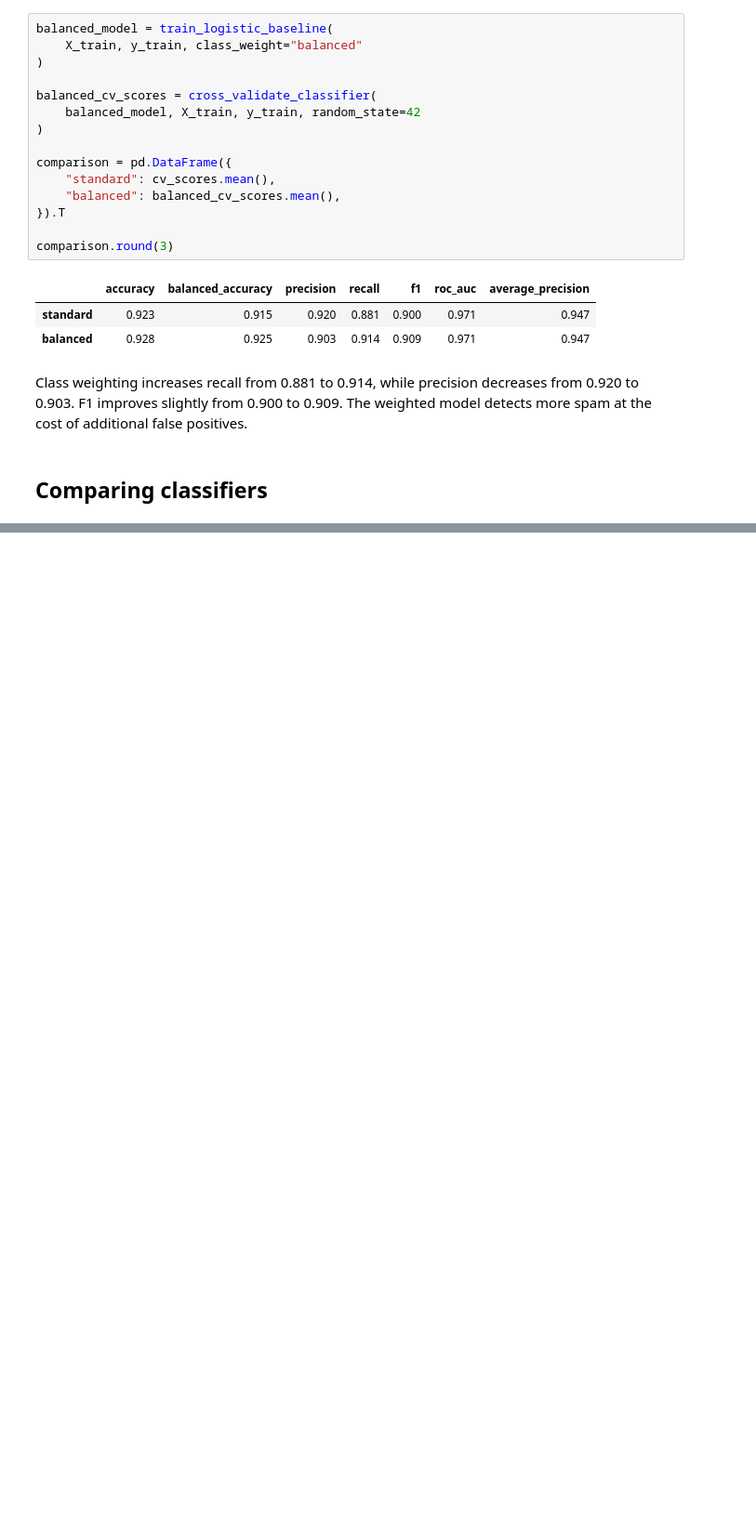
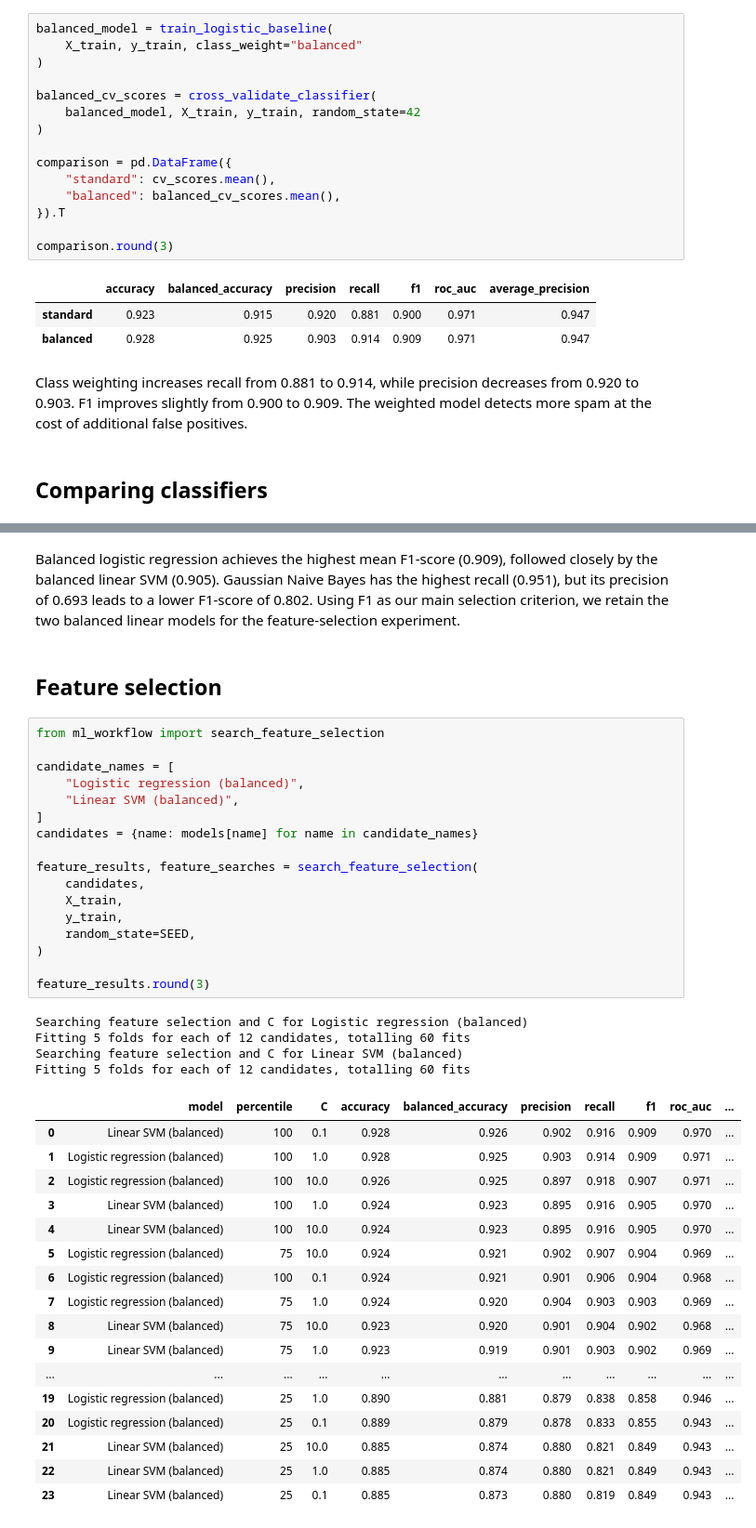
Before and after one commit to Rayene365/spam-diabetes-ml, a Jupyter notebook: spambase.ipynb, the cells around one changed output, grey strips where cells are left out. Shown at 93% size. Cells and saved outputs as stored; diff of their text form; blank space fills up the shorter version.

```diff
--- a/spambase.ipynb
+++ b/spambase.ipynb
@@ -145,0 +159,43 @@ mean_scores.sort_values("f1", ascending=False).round(3)
+# %% [markdown]
+Balanced logistic regression achieves the highest mean F1-score (0.909), followed closely by the balanced linear SVM (0.905). Gaussian Naive Bayes has the highest recall (0.951), but its precision of 0.693 leads to a lower F1-score of 0.802. Using F1 as our main selection criterion, we retain the two balanced linear models for the feature-selection experiment.
+# %% [markdown]
+## Feature selection
+# %%
+from ml_workflow import search_feature_selection
+
+candidate_names = [
+    "Logistic regression (balanced)",
+    "Linear SVM (balanced)",
+]
+candidates = {name: models[name] for name in candidate_names}
+
+feature_results, feature_searches = search_feature_selection(
+    candidates,
+    X_train,
+    y_train,
+    random_state=SEED,
+)
+
+feature_results.round(3)
+# %% [output]
+Searching feature selection and C for Logistic regression (balanced)
+Fitting 5 folds for each of 12 candidates, totalling 60 fits
+Searching feature selection and C for Linear SVM (balanced)
+Fitting 5 folds for each of 12 candidates, totalling 60 fits
+|  | model | percentile | C | accuracy | balanced_accuracy | precision | recall | f1 | roc_auc | ... |
+| 0 | Linear SVM (balanced) | 100 | 0.1 | 0.928 | 0.926 | 0.902 | 0.916 | 0.909 | 0.970 | ... |
+| 1 | Logistic regression (balanced) | 100 | 1.0 | 0.928 | 0.925 | 0.903 | 0.914 | 0.909 | 0.971 | ... |
+| 2 | Logistic regression (balanced) | 100 | 10.0 | 0.926 | 0.925 | 0.897 | 0.918 | 0.907 | 0.971 | ... |
+| 3 | Linear SVM (balanced) | 100 | 1.0 | 0.924 | 0.923 | 0.895 | 0.916 | 0.905 | 0.970 | ... |
+| 4 | Linear SVM (balanced) | 100 | 10.0 | 0.924 | 0.923 | 0.895 | 0.916 | 0.905 | 0.970 | ... |
+| 5 | Logistic regression (balanced) | 75 | 10.0 | 0.924 | 0.921 | 0.902 | 0.907 | 0.904 | 0.969 | ... |
+| 6 | Logistic regression (balanced) | 100 | 0.1 | 0.924 | 0.921 | 0.901 | 0.906 | 0.904 | 0.968 | ... |
+| 7 | Logistic regression (balanced) | 75 | 1.0 | 0.924 | 0.920 | 0.904 | 0.903 | 0.903 | 0.969 | ... |
+| 8 | Linear SVM (balanced) | 75 | 10.0 | 0.923 | 0.920 | 0.901 | 0.904 | 0.902 | 0.968 | ... |
+| 9 | Linear SVM (balanced) | 75 | 1.0 | 0.923 | 0.919 | 0.901 | 0.903 | 0.902 | 0.969 | ... |
+| ... | ... | ... | ... | ... | ... | ... | ... | ... | ... | ... |
+| 19 | Logistic regression (balanced) | 25 | 1.0 | 0.890 | 0.881 | 0.879 | 0.838 | 0.858 | 0.946 | ... |
+| 20 | Logistic regression (balanced) | 25 | 0.1 | 0.889 | 0.879 | 0.878 | 0.833 | 0.855 | 0.943 | ... |
+| 21 | Linear SVM (balanced) | 25 | 10.0 | 0.885 | 0.874 | 0.880 | 0.821 | 0.849 | 0.943 | ... |
+| 22 | Linear SVM (balanced) | 25 | 1.0 | 0.885 | 0.874 | 0.880 | 0.821 | 0.849 | 0.943 | ... |
+| 23 | Linear SVM (balanced) | 25 | 0.1 | 0.885 | 0.873 | 0.880 | 0.819 | 0.849 | 0.943 | ... |
```
Also changed, not shown: parts of 6 cells of this notebook, 2 other files.
